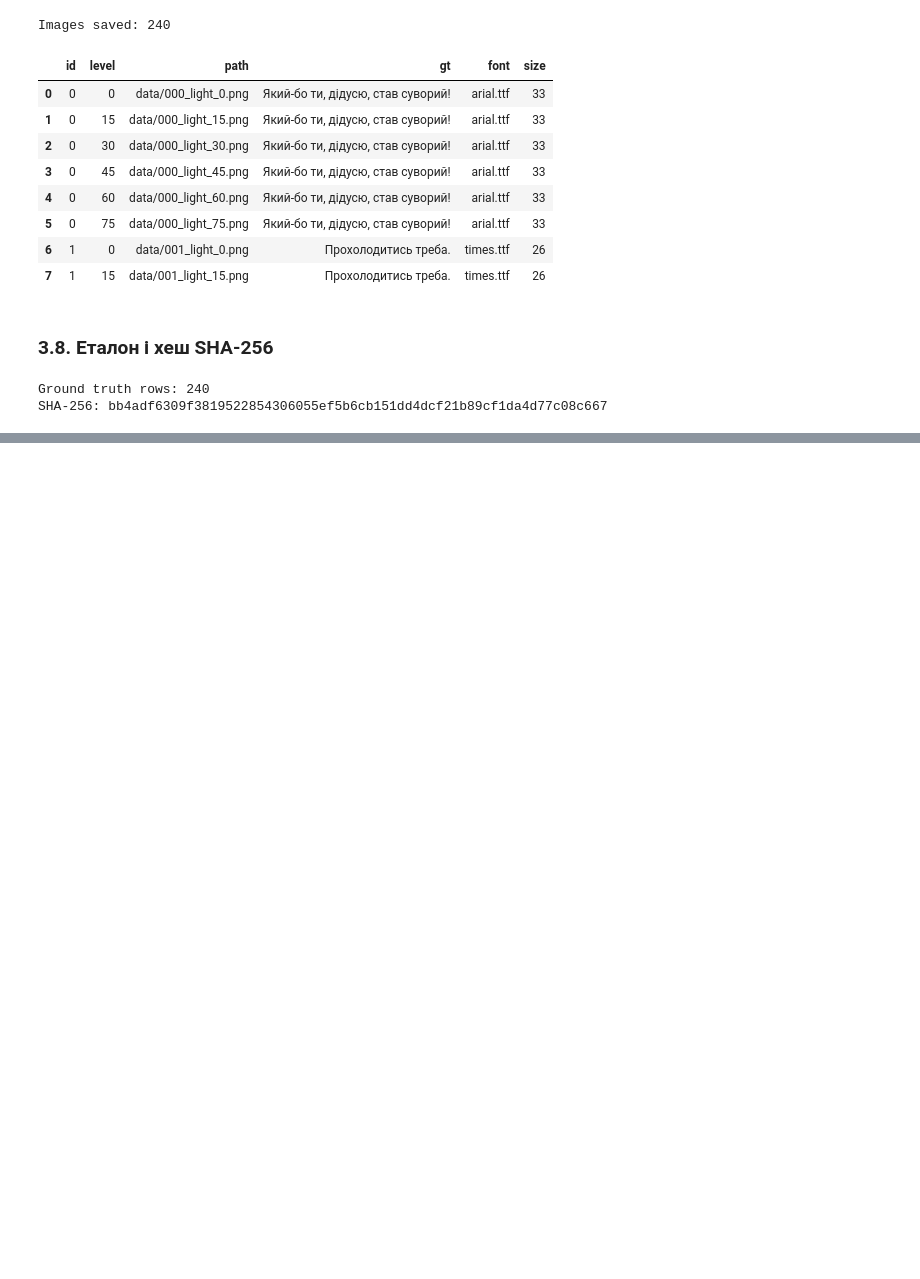
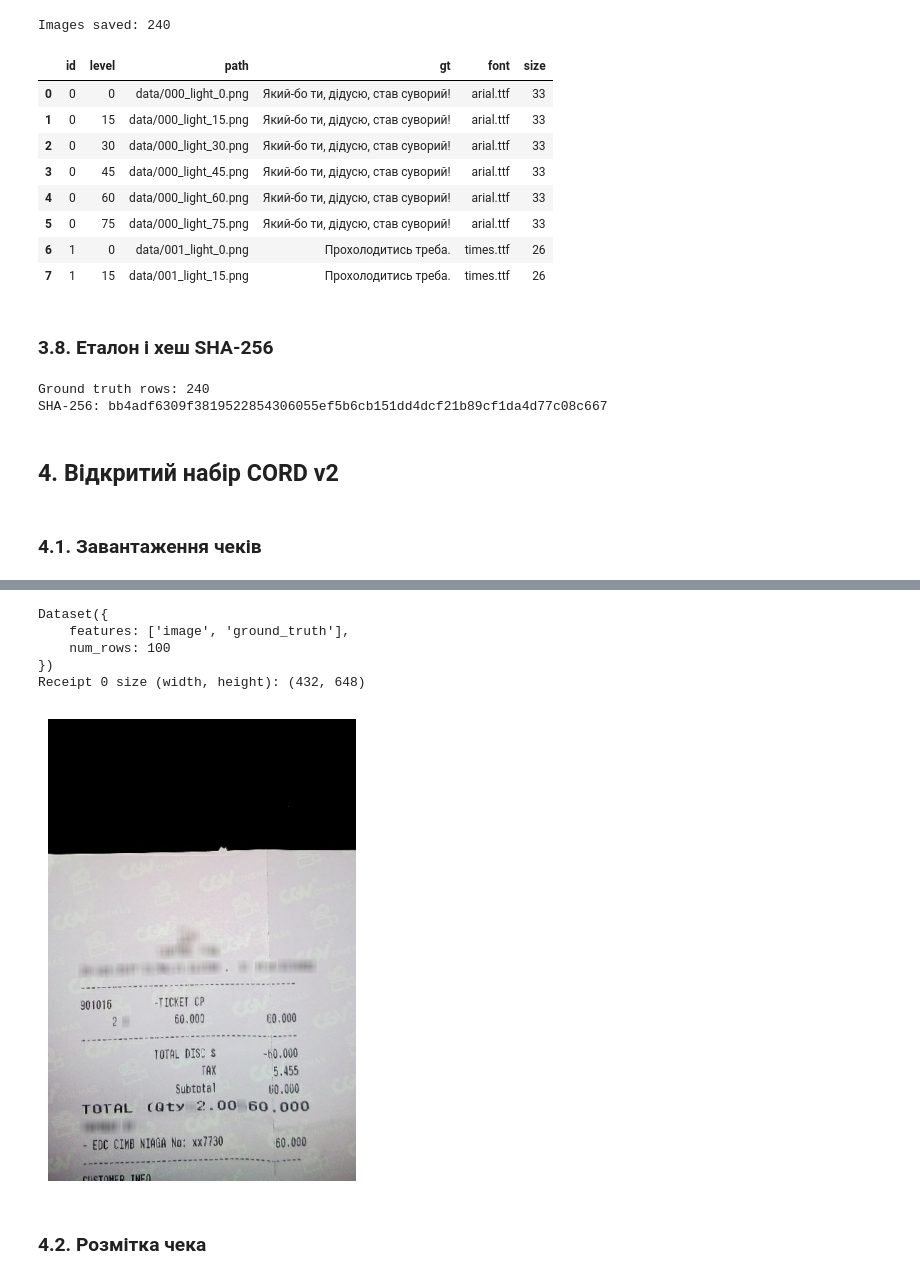
Before and after one commit to TanyaTverdun/AI_lab3_text_recognition, a Jupyter notebook: lab3.ipynb, the cells around one changed output, grey strips where cells are left out. Drawn from its saved outputs; the diff is of its cells as text; code cells hidden in the pictures; blank space fills up the shorter version.

Commit message:
feat: load CORD v2 and crop 150 text fragments

```diff
--- a/lab3.ipynb
+++ b/lab3.ipynb
@@ -261,3 +263,24 @@ print("SHA-256:", sha)
 # %% [output]
 Ground truth rows: 240
 SHA-256: bb4adf6309f3819522854306055ef5b6cb151dd4dcf21b89cf1da4d77c08c667
+# %% [markdown]
+## 4. Відкритий набір CORD v2
+# %% [markdown]
+### 4.1. Завантаження чеків
+# %%
+cord = load_dataset(
+    "naver-clova-ix/cord-v2",
+    data_files={"test": "data/test-*.parquet"},
+    split="test",
+)
+cord = cord.cast_column("image", HFImage())
+print(cord)
+
+receipt = cord[0]["image"]
+print("Receipt 0 size (width, height):", receipt.size)
+
+plt.figure(figsize=(4, 6))
+plt.imshow(receipt)
+plt.axis("off")
+plt.show()
+# %% [output]
@@ -263,0 +297,8 @@ SHA-256: bb4adf6309f3819522854306055ef5b6cb151dd4dcf21b89cf1da4d77c08c667
+Dataset({
+    features: ['image', 'ground_truth'],
+    num_rows: 100
+})
+Receipt 0 size (width, height): (432, 648)
+[figure, added]
+# %% [markdown]
+### 4.2. Розмітка чека
```
Also changed, not shown: parts of 11 cells of this notebook.
